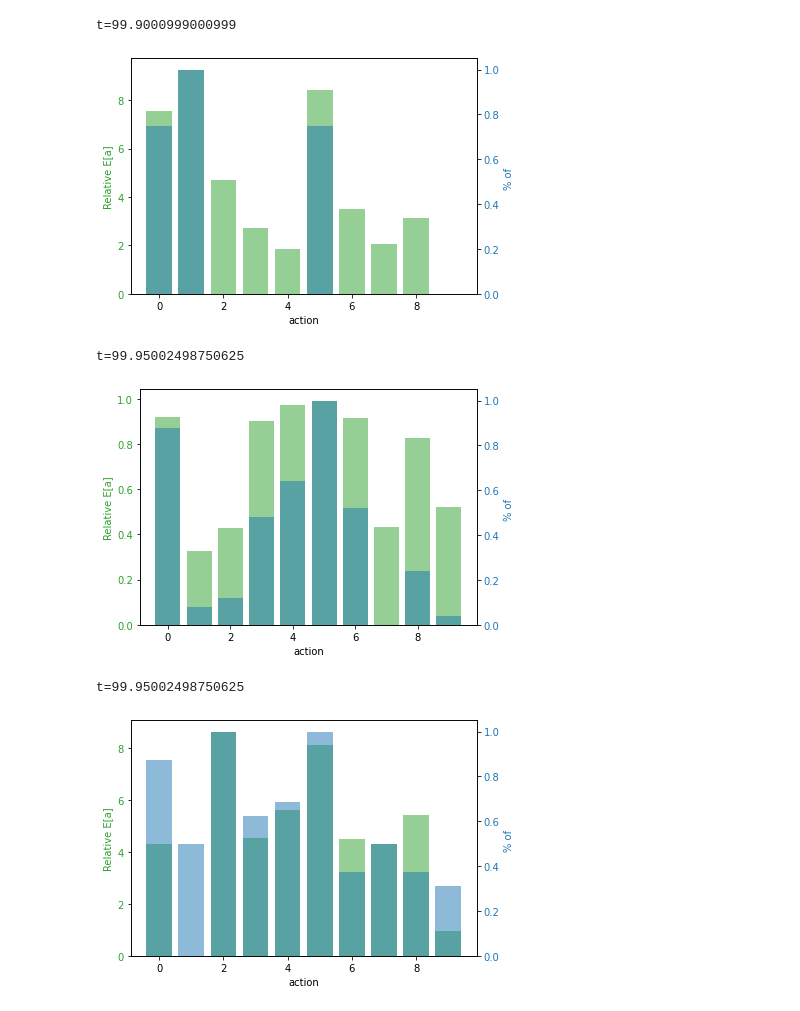
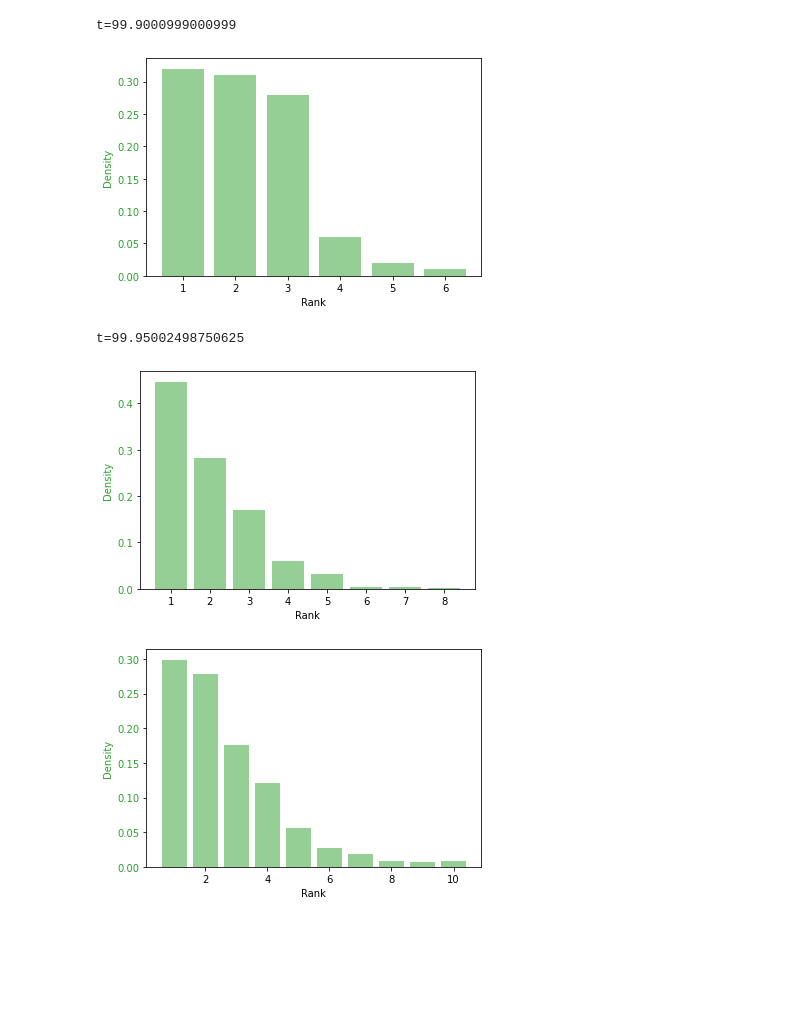
Before and after one commit to viktorvesely/RL_-realny_lebiak-, a Jupyter notebook: easy/kuk.ipynb, the cells around one changed output. Saved outputs shown, nothing was run; the diff lists cells and outputs as text; code cells hidden in the pictures; blank space fills up the shorter version.

```diff
--- a/easy/kuk.ipynb
+++ b/easy/kuk.ipynb
@@ -38,29 +36,28 @@ def hist_eval(r, env):
 # %%
 method = BT.GREEDY
 env = "G"
-r = gym.gains(method, env, k=10, N=100, T=1000)
-hist_eval(r, env)
+r, trace = gym.gains(method, env, k=10, N=100, T=1000)
+hist_eval(r)
 # %% [output]
 t=99.9000999000999
-[figure, old version]
+[figure, new version]
 # %%
 method = BT.OPTIMISTIC
-env = "B"
+env = "G"
 qScales = 3
-r = gym.gains(method, env, k=10, N=100, T=2000, extra=qScales)
-hist_eval(r, env)
+r = gym.gains(method, env, k=10, N=1000, T=2000, extra=qScales)
+hist_eval(r)
 # %% [output]
 t=99.95002498750625
-[figure, old version]
+[figure, new version]
 # %%
 method = BT.EPSILON_GREEDY
 env = "G"
-epsilon = 0.9
-r = gym.gains(method, env, k=10, N=100, T=2000, extra=epsilon)
-hist_eval(r, env)
+epsilon = 0.1
+r = gym.gains(method, env, k=10, N=1000, T=1000, extra=epsilon)
+hist_eval(r)
 # %% [output]
-t=99.95002498750625
-[figure, old version]
+[figure, new version]
 # %%
 method = BT.UCB
 env = "G"
```
Also changed, not shown: parts of 5 cells of this notebook, 4 other files.
